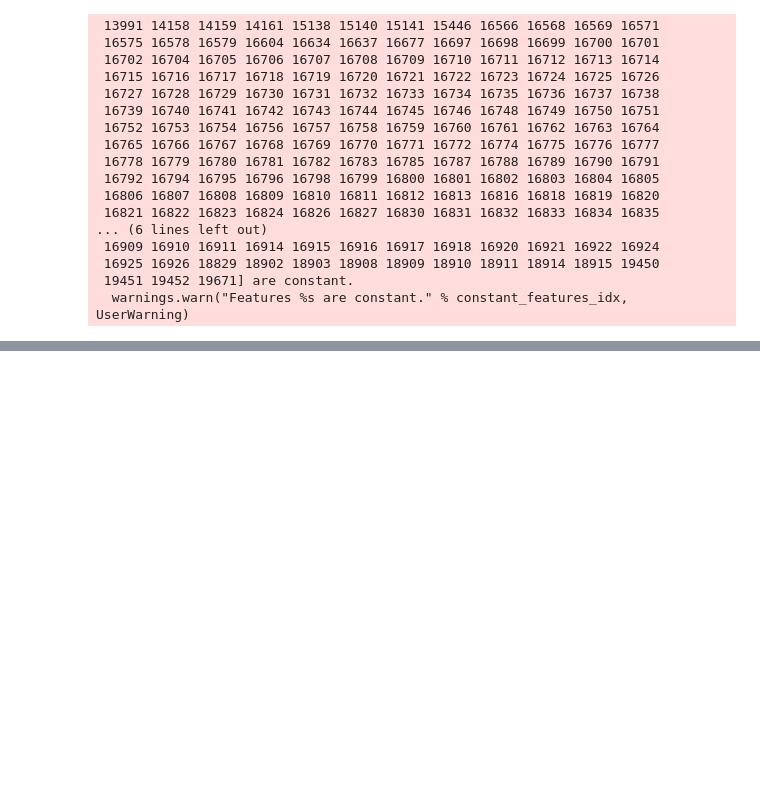
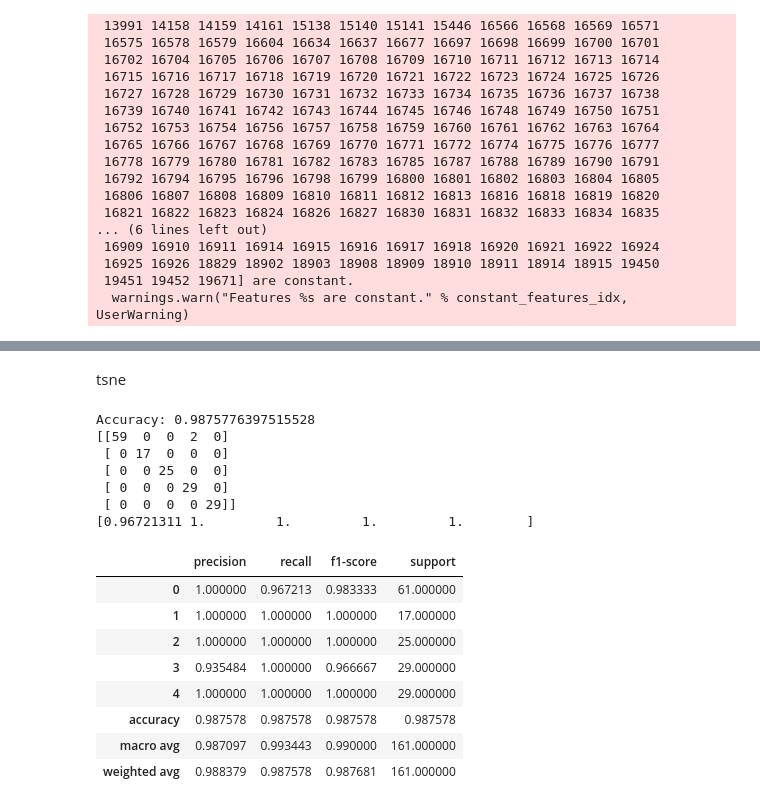
Before and after one commit to ChamikaGunarathna/DM_Group_project, a Jupyter notebook: clustering of cancer gene data.ipynb, the cells around one changed output, grey strips where cells are left out. Drawn from its saved outputs; the diff is of its cells as text; code cells hidden in the pictures; blank space fills up the shorter version.

```diff
--- a/clustering of cancer gene data.ipynb
+++ b/clustering of cancer gene data.ipynb
@@ -392,0 +533,44 @@ gene_380: F-value=412.53, p-value=0.0000
+# %% [markdown]
+tsne
+# %%
+# Split the dataset into training and testing sets
+X_train, X_test, y_train, y_test = train_test_split(tsne_df, y, test_size=0.2, random_state=42)
+
+# Initialize AdaBoost classifier
+adaboost_clf = AdaBoostClassifier()
+
+# Train the classifier
+adaboost_clf.fit(X_train, y_train)
+
+# Predict labels for the test set
+y_pred = adaboost_clf.predict(X_test)
+
+# Evaluating the classifier
+print("Accuracy:", accuracy_score(y_test, y_pred))
+report =classification_report(y_test, y_pred,output_dict=True)
+
+conf_matrix = confusion_matrix(y_test, y_pred)
+print(conf_matrix)
+
+accuaracy_labels =conf_matrix.diagonal()/conf_matrix.sum(axis=1)
+print(accuaracy_labels)
+
+df = pd.DataFrame(report).transpose()
+display(df)
+# %% [output]
+Accuracy: 0.9875776397515528
+[[59  0  0  2  0]
+ [ 0 17  0  0  0]
+ [ 0  0 25  0  0]
+ [ 0  0  0 29  0]
+ [ 0  0  0  0 29]]
+[0.96721311 1.         1.         1.         1.        ]
+|  | precision | recall | f1-score | support |
+| 0 | 1.000000 | 0.967213 | 0.983333 | 61.000000 |
+| 1 | 1.000000 | 1.000000 | 1.000000 | 17.000000 |
+| 2 | 1.000000 | 1.000000 | 1.000000 | 25.000000 |
+| 3 | 0.935484 | 1.000000 | 0.966667 | 29.000000 |
+| 4 | 1.000000 | 1.000000 | 1.000000 | 29.000000 |
+| accuracy | 0.987578 | 0.987578 | 0.987578 | 0.987578 |
+| macro avg | 0.987097 | 0.993443 | 0.990000 | 161.000000 |
+| weighted avg | 0.988379 | 0.987578 | 0.987681 | 161.000000 |
```
Also changed, not shown: parts of 51 cells of this notebook.
